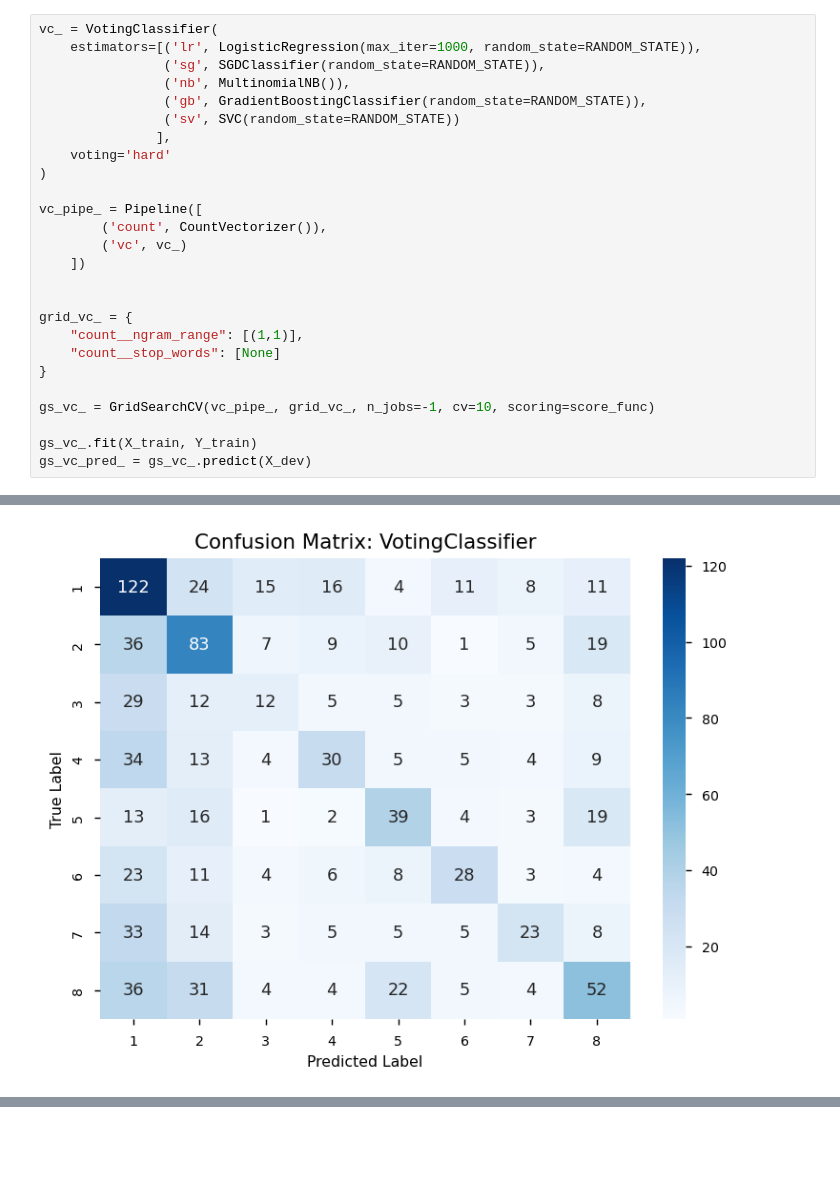
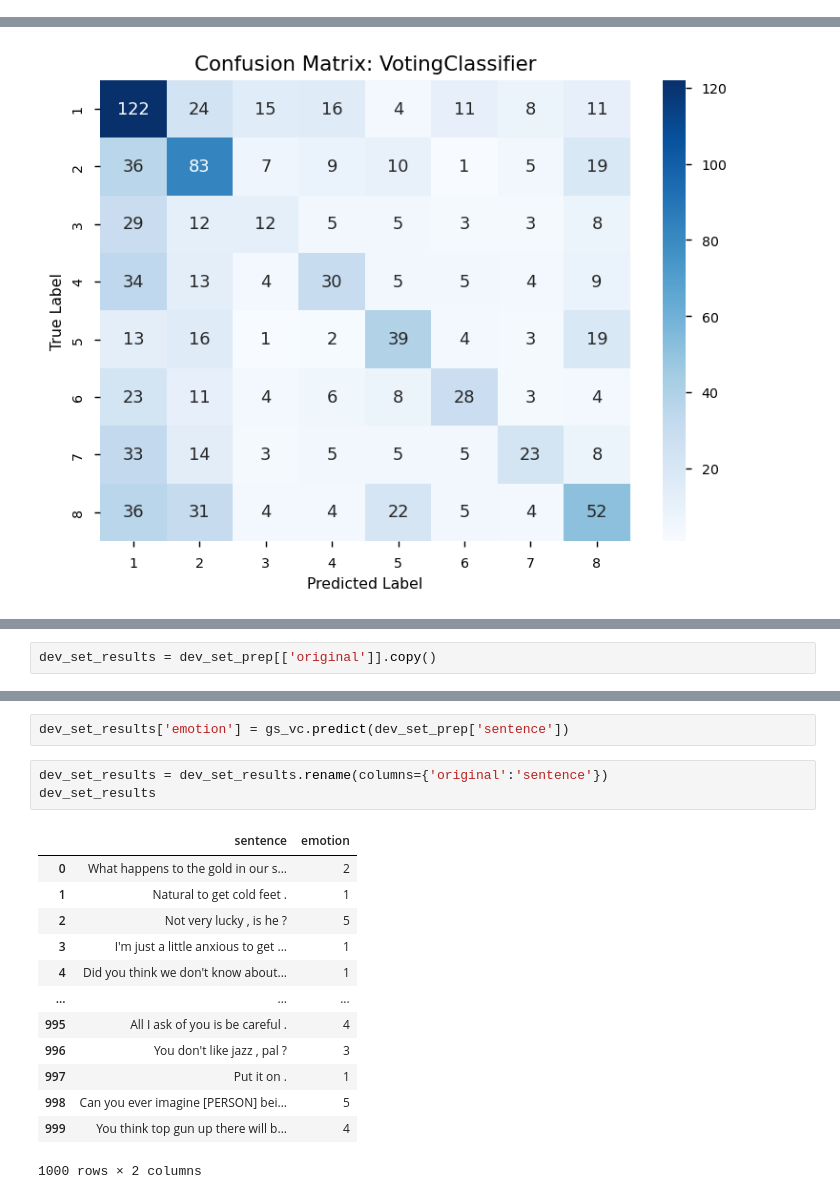
Before and after one commit to fpontejos/TM, a Jupyter notebook: TM_Submit.ipynb, the cells around one changed output, grey strips where cells are left out. Drawn from its saved outputs; the diff is of its cells as text; blank space fills up the shorter version.

```diff
--- a/TM_Submit.ipynb
+++ b/TM_Submit.ipynb
@@ -552,26 +280,0 @@ plot_cm(gs_sv_pred, "SVC")
-# %%
-vc_ = VotingClassifier(
-    estimators=[('lr', LogisticRegression(max_iter=1000, random_state=RANDOM_STATE)),
-                ('sg', SGDClassifier(random_state=RANDOM_STATE)),
-                ('nb', MultinomialNB()),
-                ('gb', GradientBoostingClassifier(random_state=RANDOM_STATE)),
-                ('sv', SVC(random_state=RANDOM_STATE))
-               ],
-    voting='hard'
-)
-
-vc_pipe_ = Pipeline([
-        ('count', CountVectorizer()),
-        ('vc', vc_)
-    ])
-
-
-grid_vc_ = {
-    "count__ngram_range": [(1,1)],
-    "count__stop_words": [None]
-}
-
-gs_vc_ = GridSearchCV(vc_pipe_, grid_vc_, n_jobs=-1, cv=10, scoring=score_func)
-
-gs_vc_.fit(X_train, Y_train)
-gs_vc_pred_ = gs_vc_.predict(X_dev)
@@ -637,0 +344,2 @@ plot_cm(gs_vc_pred, "VotingClassifier")
+# %%
+dev_set_results = dev_set_prep[['original']].copy()
@@ -637,0 +362,19 @@ plot_cm(gs_vc_pred, "VotingClassifier")
+# %%
+dev_set_results['emotion'] = gs_vc.predict(dev_set_prep['sentence'])
+# %%
+dev_set_results = dev_set_results.rename(columns={'original':'sentence'})
+dev_set_results
+# %% [output]
+|  | sentence | emotion |
+| 0 | What happens to the gold in our s... | 2 |
+| 1 | Natural to get cold feet . | 1 |
+| 2 | Not very lucky , is he ? | 5 |
+| 3 | I'm just a little anxious to get ... | 1 |
+| 4 | Did you think we don't know about... | 1 |
+| ... | ... | ... |
+| 995 | All I ask of you is be careful . | 4 |
+| 996 | You don't like jazz , pal ? | 3 |
+| 997 | Put it on . | 1 |
+| 998 | Can you ever imagine [PERSON] bei... | 5 |
+| 999 | You think top gun up there will b... | 4 |
+1000 rows × 2 columns
```
Also changed, not shown: parts of 77 cells of this notebook, 27 other files.
